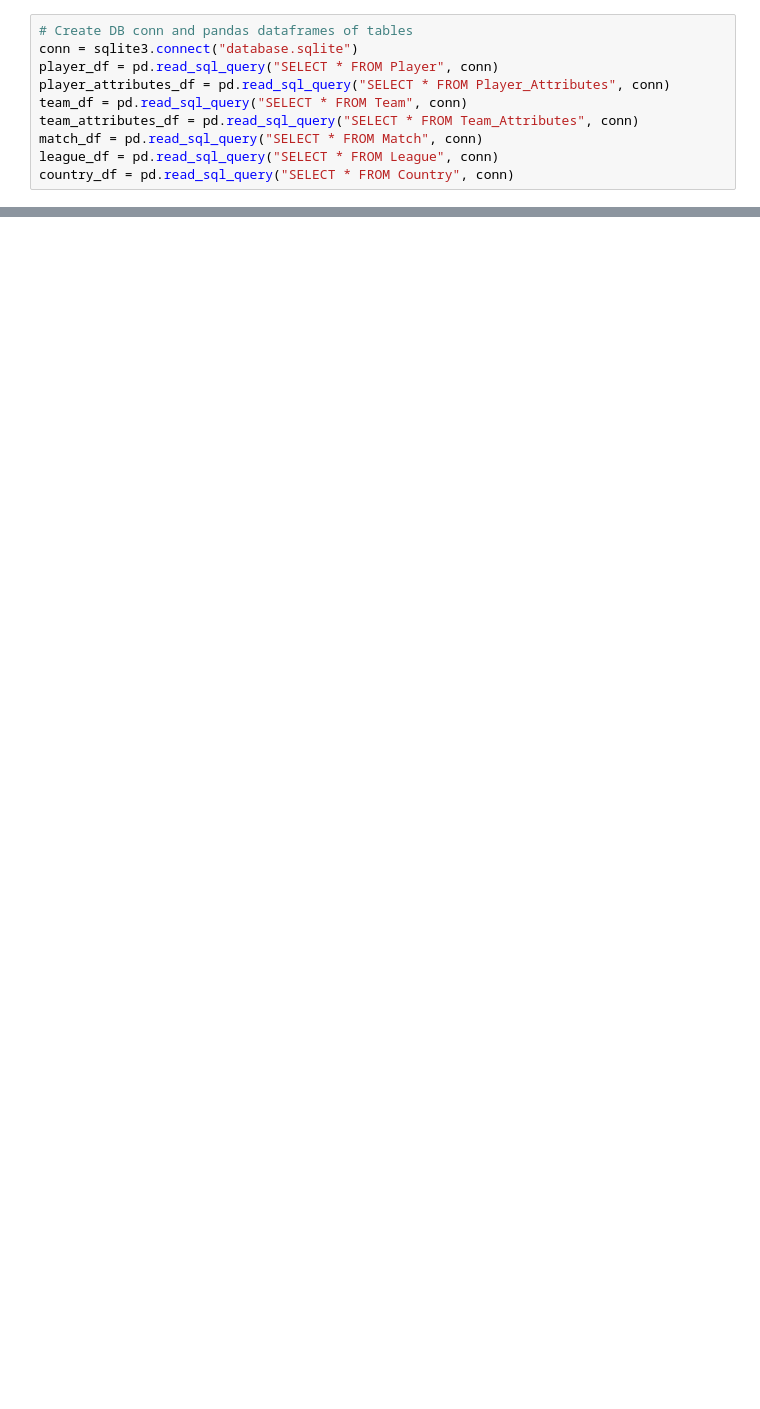
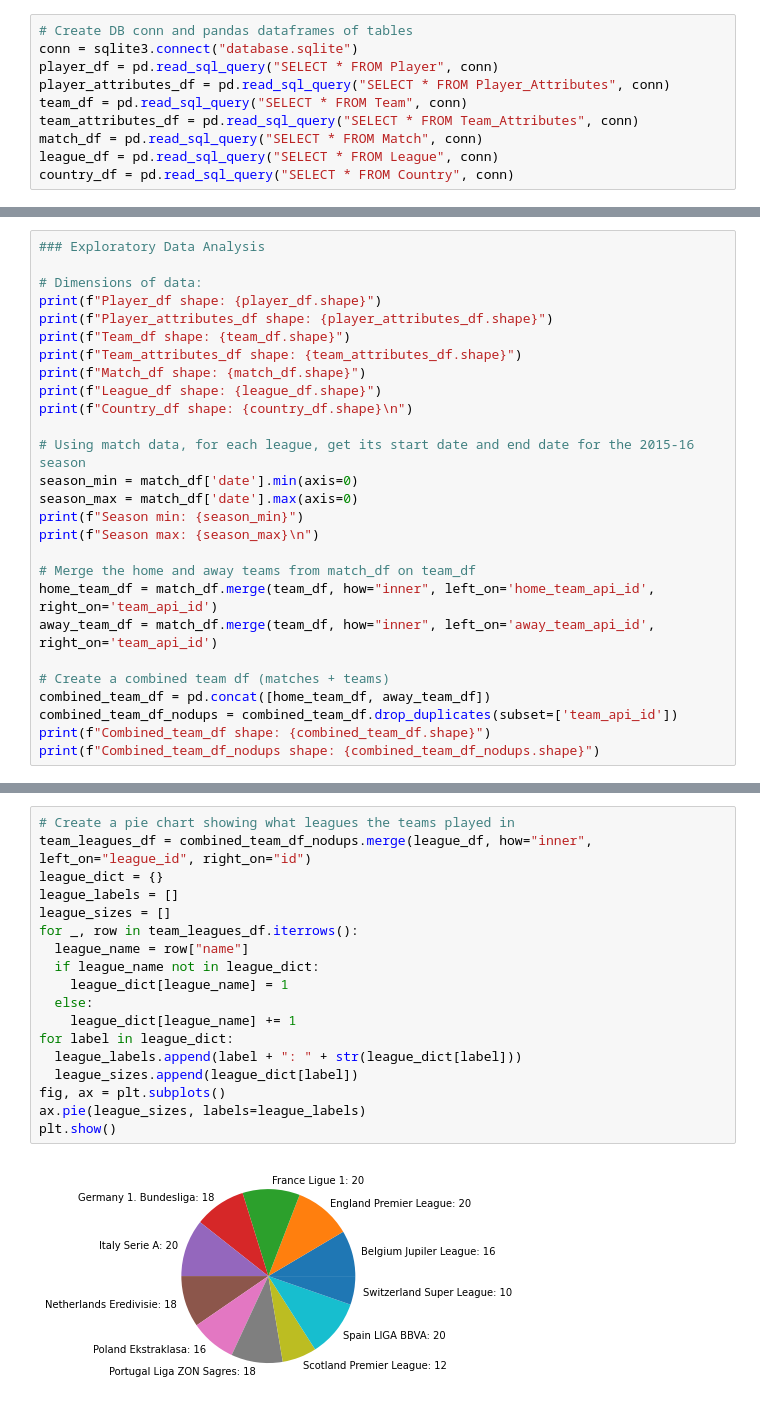
Before and after one commit to Danielpark1239/Spring_2023_IW, a Jupyter notebook: COS398_IW.ipynb, the cells around one changed output, grey strips where cells are left out. Drawn from its saved outputs; the diff is of its cells as text; blank space fills up the shorter version.

Commit message:
Basic data cleaning, working on exploratory data analysis

```diff
--- a/COS398_IW.ipynb
+++ b/COS398_IW.ipynb
@@ -50,0 +58,27 @@ player_attributes_df['date']
+# %%
+### Exploratory Data Analysis
+
+# Dimensions of data:
+print(f"Player_df shape: {player_df.shape}")
+print(f"Player_attributes_df shape: {player_attributes_df.shape}")
+print(f"Team_df shape: {team_df.shape}")
+print(f"Team_attributes_df shape: {team_attributes_df.shape}")
+print(f"Match_df shape: {match_df.shape}")
+print(f"League_df shape: {league_df.shape}")
+print(f"Country_df shape: {country_df.shape}\n")
+
+# Using match data, for each league, get its start date and end date for the 2015-16 season
+season_min = match_df['date'].min(axis=0)
+season_max = match_df['date'].max(axis=0)
+print(f"Season min: {season_min}")
+print(f"Season max: {season_max}\n")
+
+# Merge the home and away teams from match_df on team_df
+home_team_df = match_df.merge(team_df, how="inner", left_on='home_team_api_id', right_on='team_api_id')
+away_team_df = match_df.merge(team_df, how="inner", left_on='away_team_api_id', right_on='team_api_id')
+
+# Create a combined team df (matches + teams)
+combined_team_df = pd.concat([home_team_df, away_team_df])
+combined_team_df_nodups = combined_team_df.drop_duplicates(subset=['team_api_id'])
+print(f"Combined_team_df shape: {combined_team_df.shape}")
+print(f"Combined_team_df_nodups shape: {combined_team_df_nodups.shape}")
@@ -50,0 +99,20 @@ player_attributes_df['date']
+# %%
+# Create a pie chart showing what leagues the teams played in
+team_leagues_df = combined_team_df_nodups.merge(league_df, how="inner", left_on="league_id", right_on="id")
+league_dict = {}
+league_labels = []
+league_sizes = []
+for _, row in team_leagues_df.iterrows():
+  league_name = row["name"]
+  if league_name not in league_dict:
+    league_dict[league_name] = 1
+  else:
+    league_dict[league_name] += 1
+for label in league_dict:
+  league_labels.append(label + ": " + str(league_dict[label]))
+  league_sizes.append(league_dict[label])
+fig, ax = plt.subplots()
+ax.pie(league_sizes, labels=league_labels)
+plt.show()
+# %% [output]
+[figure, added]
```
Also changed, not shown: parts of 9 cells of this notebook.
